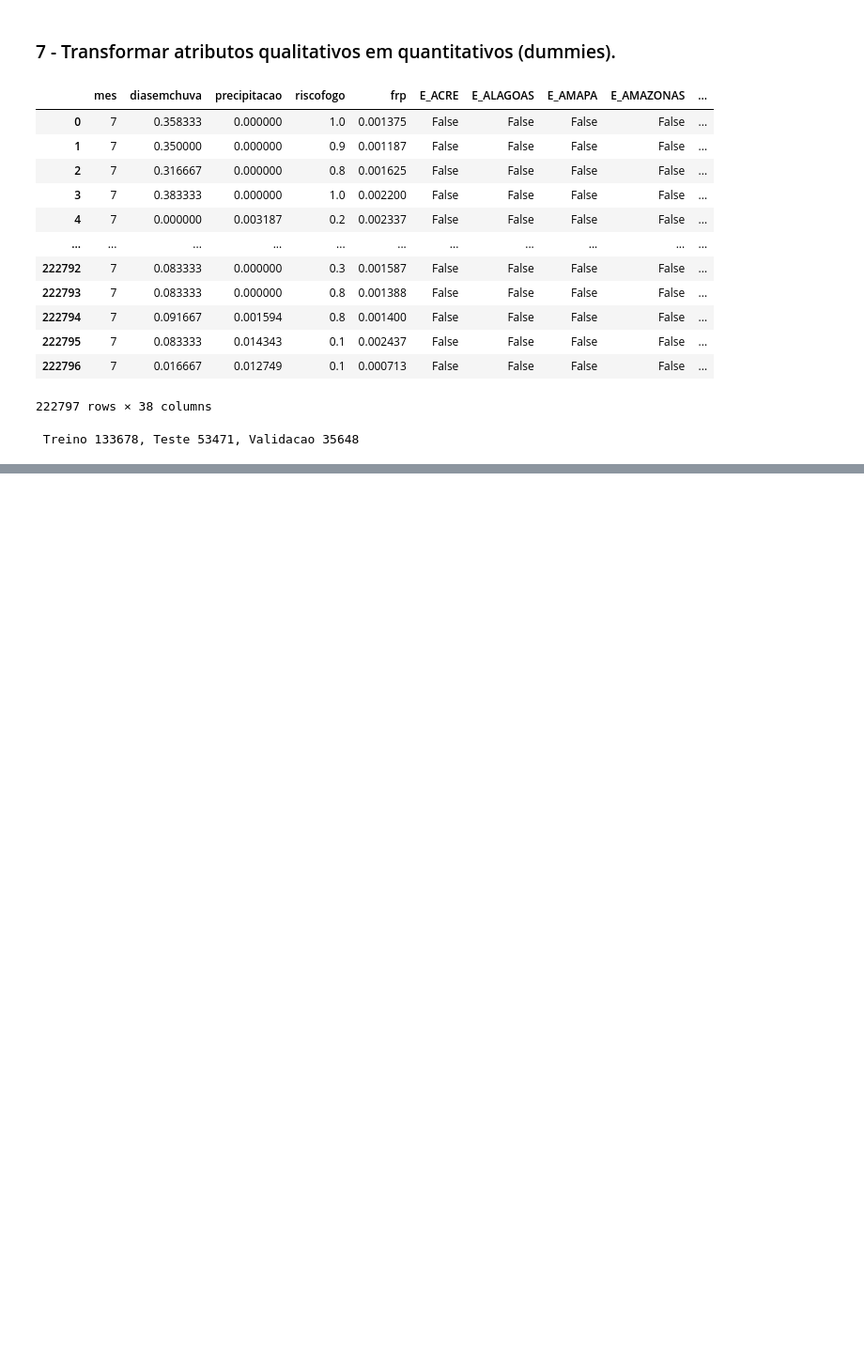
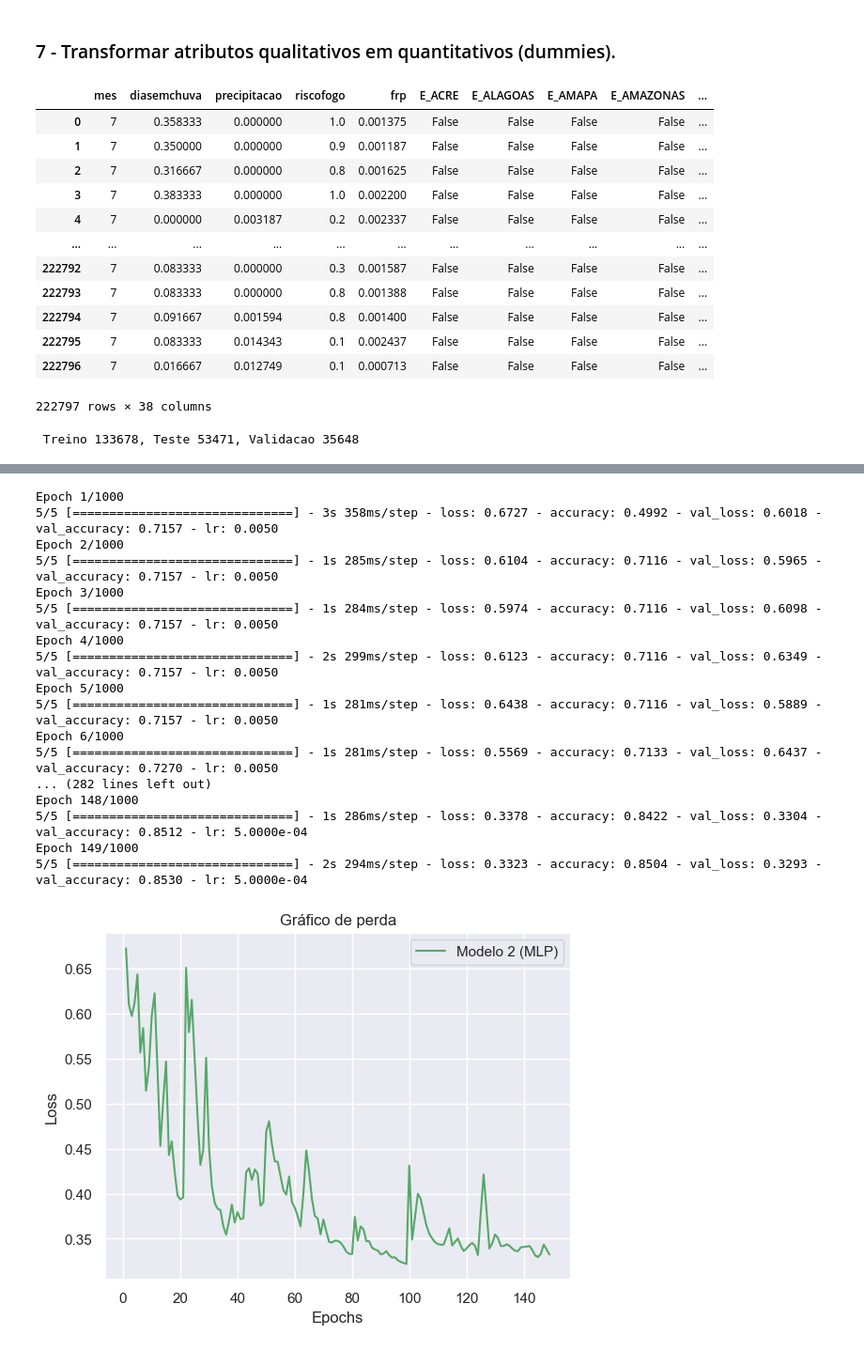
Before and after one commit to da-ferreira/prova-final-data-science, a Jupyter notebook: fires_outbreaks/main.ipynb, the cells around one changed output, grey strips where cells are left out. Shown at 94% size. Cells and saved outputs as stored; diff of their text form; code cells hidden in the pictures; blank space fills up the shorter version.

```diff
--- a/fires_outbreaks/main.ipynb
+++ b/fires_outbreaks/main.ipynb
@@ -252,0 +332,19 @@ print(f" Treino {len(X_train)}, Teste {len(X_test)}, Validacao {len(X_val)}")
+# %%
+early_stopping_callback = tf.keras.callbacks.EarlyStopping(
+    monitor='loss',            # Métrica a ser monitorada
+    patience=50,               # Número de épocas sem melhoria antes de parar o treinamento
+    restore_best_weights=True  # Restaura os melhores pesos encontrados durante o treinamento
+)
+# %%
+def lr_scheduler(epoch):
+    if epoch < 50:
+        return 0.005
+    elif epoch < 100:
+        return 0.001
+    elif epoch < 150:
+        return 0.0005
+    else:
+        return 0.0001
+
+# Criando o callback para o Learning Rate Scheduler
+lr_scheduler_callback = tf.keras.callbacks.LearningRateScheduler(lr_scheduler)
@@ -252,0 +375,61 @@ print(f" Treino {len(X_train)}, Teste {len(X_test)}, Validacao {len(X_val)}")
+# %%
+model2 = Sequential()
+
+model2.add(Dense(128, activation='relu', input_shape=(X_train.shape[1],)))
+model2.add(Dense(256, activation='relu'))
+model2.add(Dense(512, activation='relu'))
+model2.add(Dense(256, activation='relu'))
+model2.add(Dense(128, activation='relu'))
+model2.add(Dense(64, activation='relu'))
+model2.add(Dense(32, activation='relu'))
+model2.add(Dense(1, activation='sigmoid'))
+
+
+model2.compile(optimizer='adam', loss='binary_crossentropy', metrics=['accuracy'])
+
+history2 = model2.fit(
+    X_train,
+    y_train,
+    epochs=1000,
+    batch_size=int(0.25 * len(X_train)),
+    validation_data=(X_val, y_val),
+    callbacks=[early_stopping_callback, lr_scheduler_callback],
+    verbose=1
+)
+
+# Grafico do Loss
+train_loss2 = history2.history['loss']
+epochs = range(1, len(train_loss2) + 1)
+plt.plot(epochs, train_loss2, 'g', label='Modelo 2 (MLP)')
+plt.title('Gráfico de perda')
+plt.xlabel('Epochs')
+plt.ylabel('Loss')
+plt.legend()
+plt.show()
+
+evaluate_model(model2, X_train, y_train, "Treino")
+
+# Avaliação no conjunto de teste
+evaluate_model(model2, X_test, y_test, "Teste")
+
+# Avaliação no conjunto de validação
+evaluate_model(model2, X_val, y_val, "Validação")
+# %% [output]
+Epoch 1/1000
+5/5 [==============================] - 3s 358ms/step - loss: 0.6727 - accuracy: 0.4992 - val_loss: 0.6018 - val_accuracy: 0.7157 - lr: 0.0050
+Epoch 2/1000
+5/5 [==============================] - 1s 285ms/step - loss: 0.6104 - accuracy: 0.7116 - val_loss: 0.5965 - val_accuracy: 0.7157 - lr: 0.0050
+Epoch 3/1000
+5/5 [==============================] - 1s 284ms/step - loss: 0.5974 - accuracy: 0.7116 - val_loss: 0.6098 - val_accuracy: 0.7157 - lr: 0.0050
+Epoch 4/1000
+5/5 [==============================] - 2s 299ms/step - loss: 0.6123 - accuracy: 0.7116 - val_loss: 0.6349 - val_accuracy: 0.7157 - lr: 0.0050
+Epoch 5/1000
+5/5 [==============================] - 1s 281ms/step - loss: 0.6438 - accuracy: 0.7116 - val_loss: 0.5889 - val_accuracy: 0.7157 - lr: 0.0050
+Epoch 6/1000
+5/5 [==============================] - 1s 281ms/step - loss: 0.5569 - accuracy: 0.7133 - val_loss: 0.6437 - val_accuracy: 0.7270 - lr: 0.0050
+... (282 lines left out)
+Epoch 148/1000
+5/5 [==============================] - 1s 286ms/step - loss: 0.3378 - accuracy: 0.8422 - val_loss: 0.3304 - val_accuracy: 0.8512 - lr: 5.0000e-04
+Epoch 149/1000
+5/5 [==============================] - 2s 294ms/step - loss: 0.3323 - accuracy: 0.8504 - val_loss: 0.3293 - val_accuracy: 0.8530 - lr: 5.0000e-04
+[figure, added]
```
Also changed, not shown: parts of 11 cells of this notebook, 1 other file.
